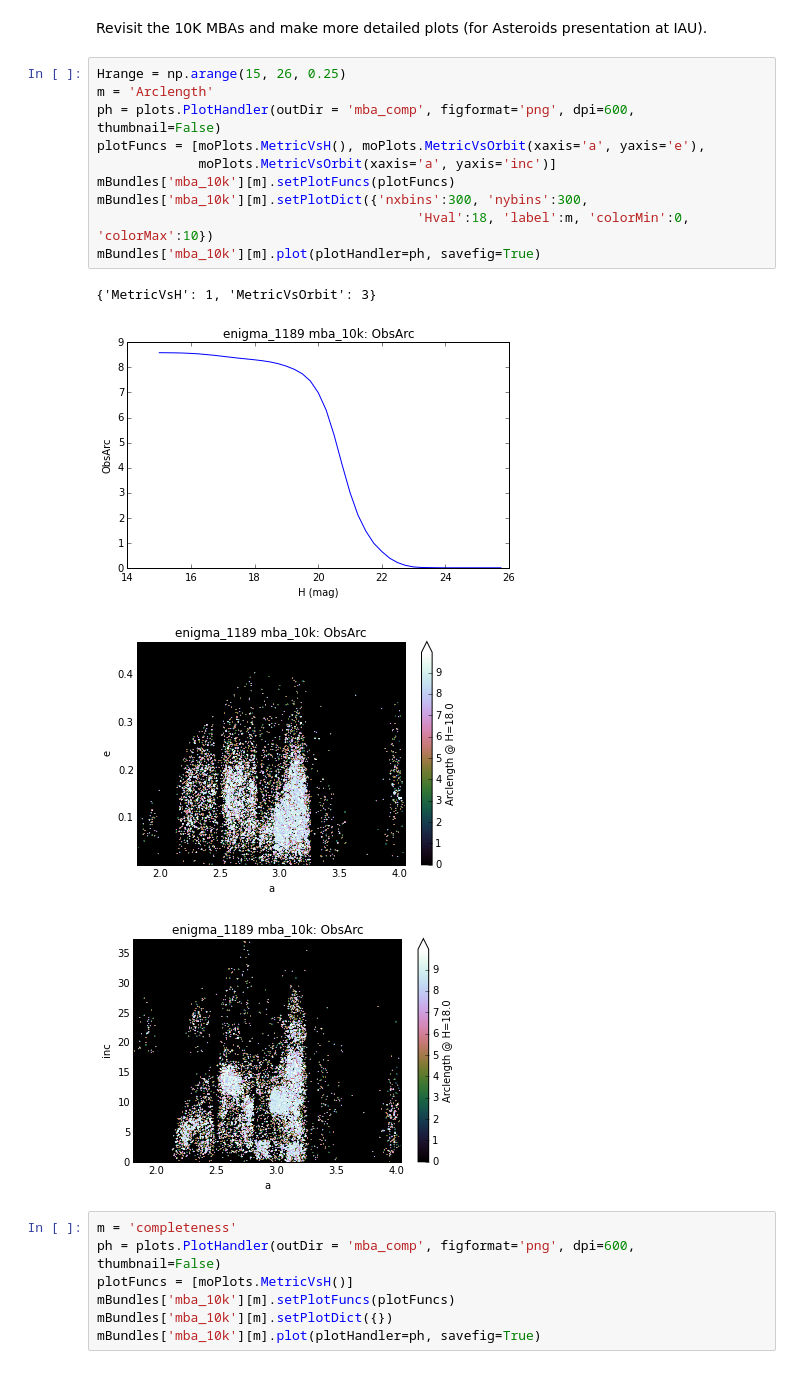
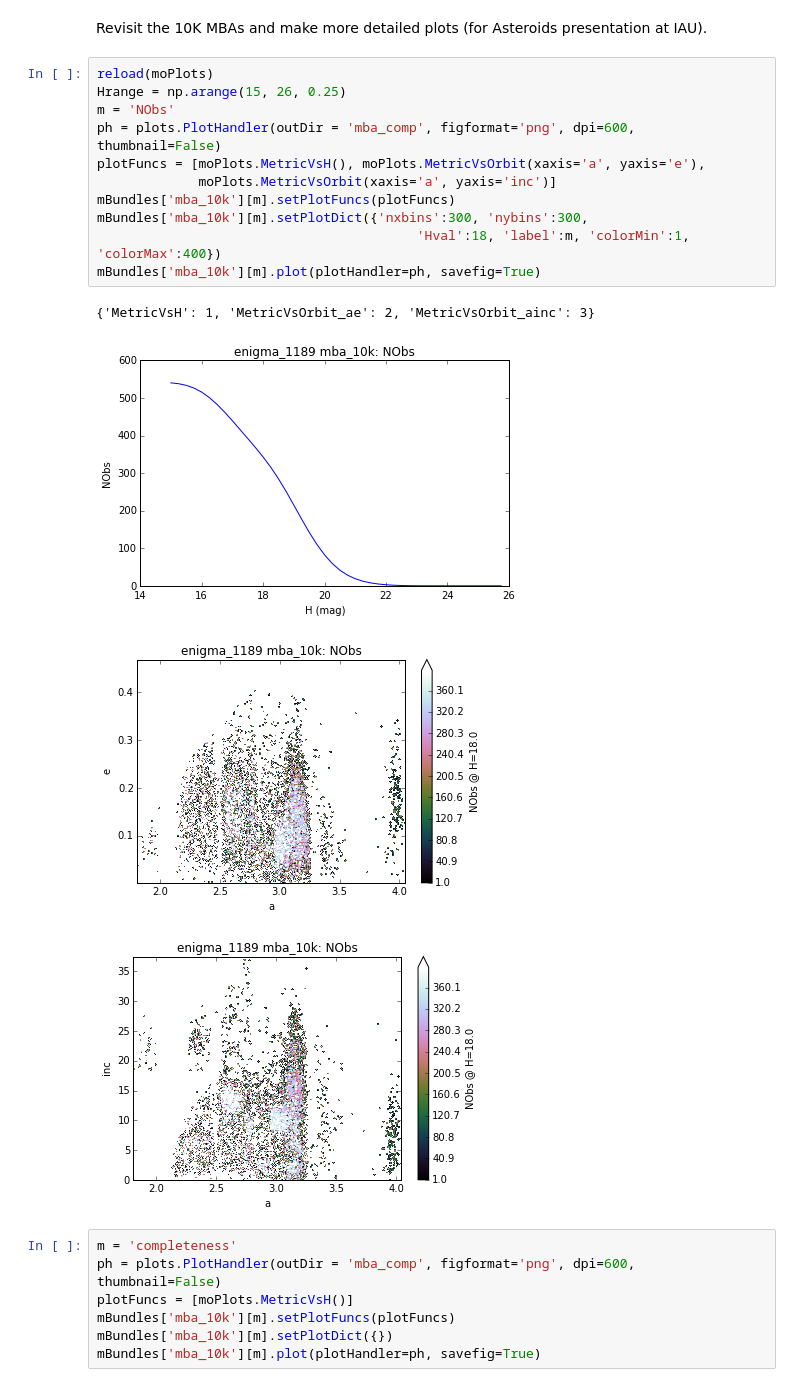
Before and after one commit to rhiannonlynne/MafSSO, a Jupyter notebook: SSO_Analysis.ipynb, the cells around one changed output. Drawn from its saved outputs; the diff is of its cells as text.

```diff
--- a/SSO_Analysis.ipynb
+++ b/SSO_Analysis.ipynb
@@ -301,20 +335,21 @@ plt.savefig(os.path.join(outDir, 'activity2.png'), format='png')
 # %% [markdown]
 Revisit the 10K MBAs and make more detailed plots (for Asteroids presentation at IAU).
 # %%
+reload(moPlots)
 Hrange = np.arange(15, 26, 0.25)
-m = 'Arclength'
+m = 'NObs'
 ph = plots.PlotHandler(outDir = 'mba_comp', figformat='png', dpi=600, thumbnail=False)
 plotFuncs = [moPlots.MetricVsH(), moPlots.MetricVsOrbit(xaxis='a', yaxis='e'),
              moPlots.MetricVsOrbit(xaxis='a', yaxis='inc')]
 mBundles['mba_10k'][m].setPlotFuncs(plotFuncs)
 mBundles['mba_10k'][m].setPlotDict({'nxbins':300, 'nybins':300,
-                                         'Hval':18, 'label':m, 'colorMin':0, 'colorMax':10})
+                                         'Hval':18, 'label':m, 'colorMin':1, 'colorMax':400})
 mBundles['mba_10k'][m].plot(plotHandler=ph, savefig=True)
 # %% [output]
-{'MetricVsH': 1, 'MetricVsOrbit': 3}
+{'MetricVsH': 1, 'MetricVsOrbit_ae': 2, 'MetricVsOrbit_ainc': 3}
-[figure, old version]
+[figure, new version]
-[figure, old version]
+[figure, new version]
-[figure, old version]
+[figure, new version]
 # %%
 m = 'completeness'
 ph = plots.PlotHandler(outDir = 'mba_comp', figformat='png', dpi=600, thumbnail=False)
```
Also changed, not shown: parts of 18 cells of this notebook, 3 other files.
